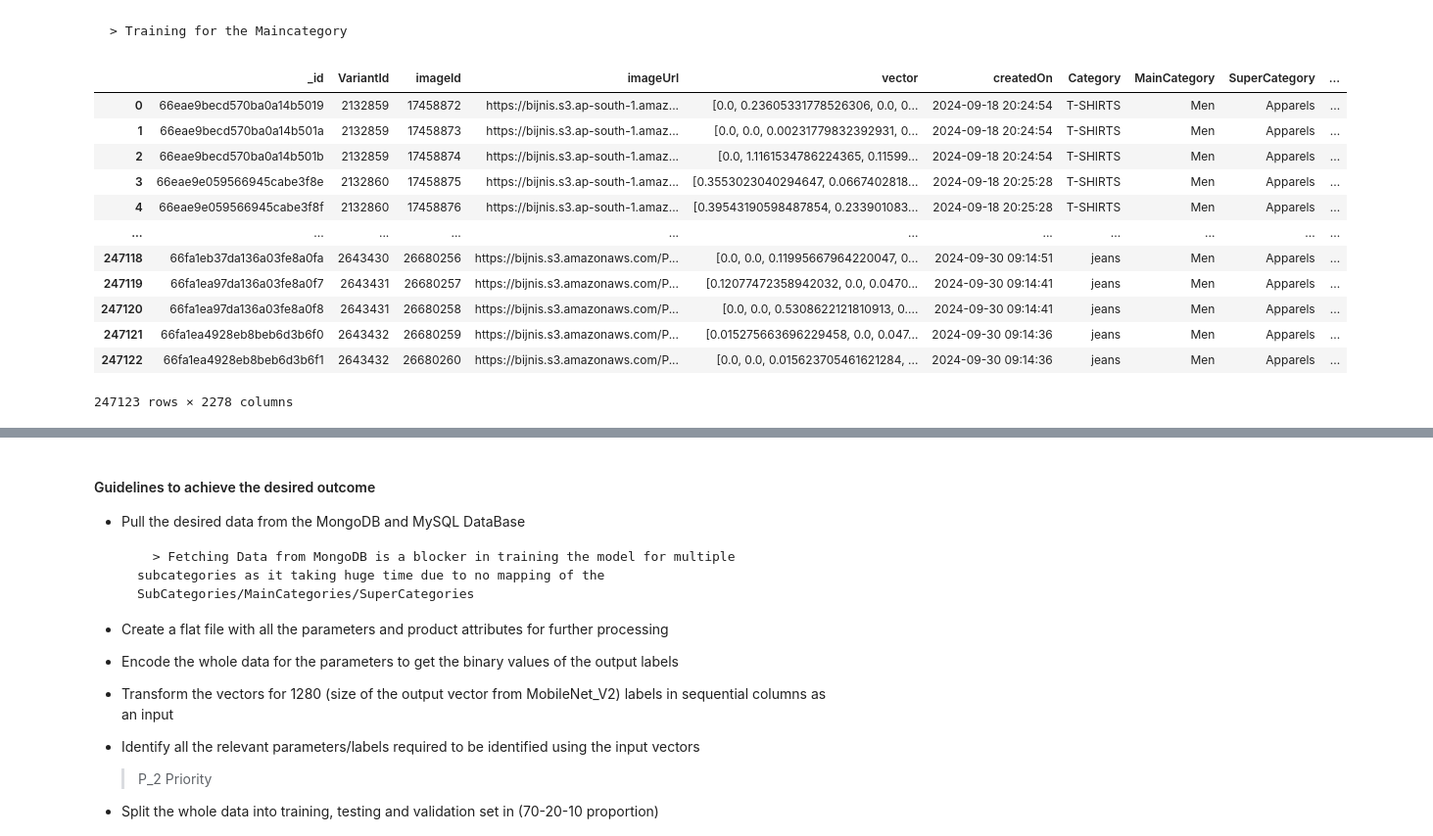
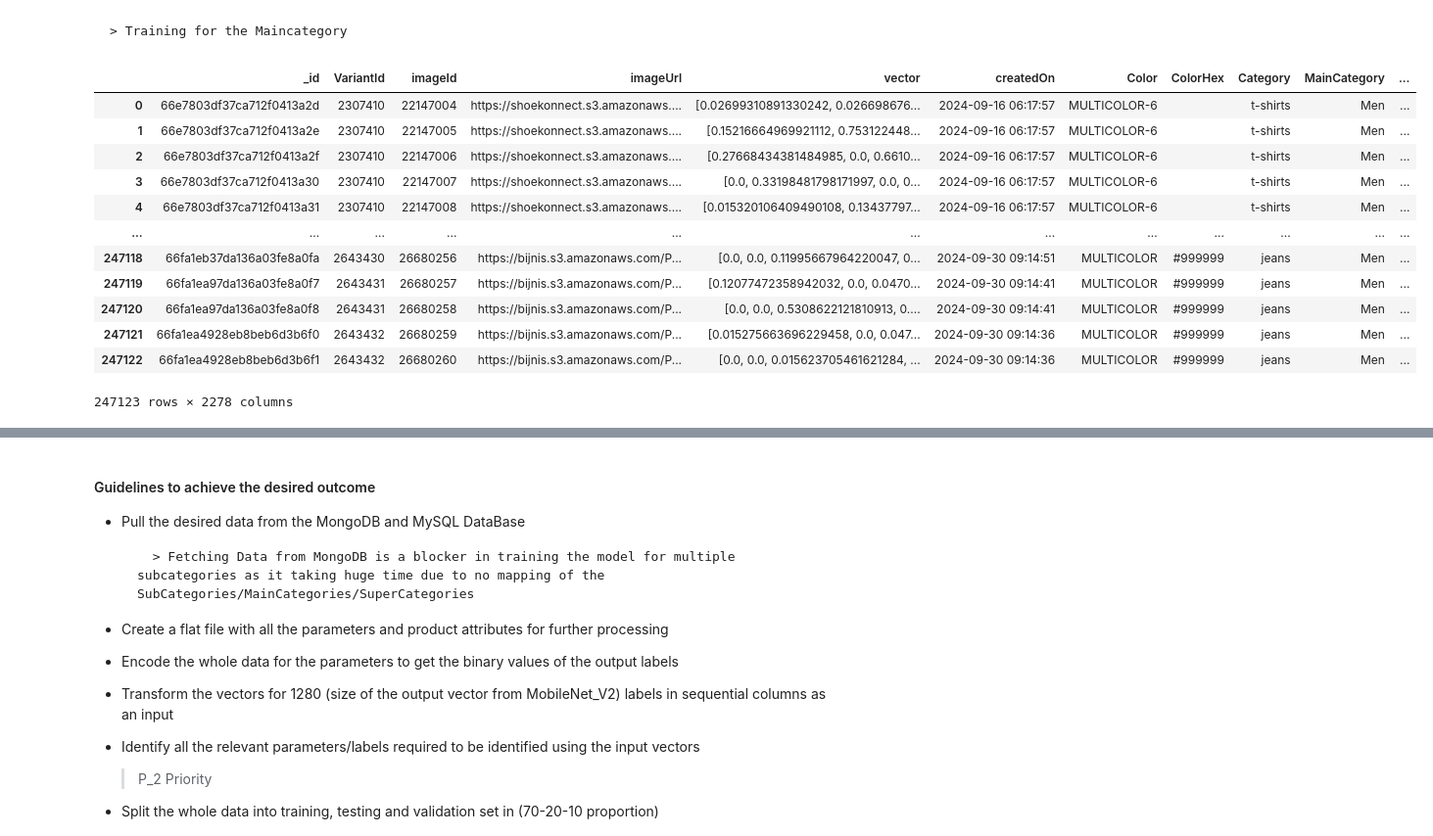
Before and after one commit to SupplyAnalytics/Product_Attribute_Classification, a Jupyter notebook: Classification_Stage_1.ipynb, the cells around one changed output, grey strips where cells are left out. Shown at 98% size. Cells and saved outputs as stored; diff of their text form; code cells hidden in the pictures.

```diff
--- a/Classification_Stage_1.ipynb
+++ b/Classification_Stage_1.ipynb
@@ -761,20 +749,20 @@ array(['WHITE'], dtype='<U255')
 ### Code for the MainCategory Classification
 # %% [markdown]
     > Training for the Maincategory
-# %%
-color_class
-# %% [output]
-|  | _id | VariantId | imageId | imageUrl | vector | createdOn | Category | MainCategory | SuperCategory | ... |
-| 0 | 66eae9becd570ba0a14b5019 | 2132859 | 17458872 | https://bijnis.s3.ap-south-1.amaz... | [0.0, 0.23605331778526306, 0.0, 0... | 2024-09-18 20:24:54 | T-SHIRTS | Men | Apparels | ... |
-| 1 | 66eae9becd570ba0a14b501a | 2132859 | 17458873 | https://bijnis.s3.ap-south-1.amaz... | [0.0, 0.0, 0.00231779832392931, 0... | 2024-09-18 20:24:54 | T-SHIRTS | Men | Apparels | ... |
-| 2 | 66eae9becd570ba0a14b501b | 2132859 | 17458874 | https://bijnis.s3.ap-south-1.amaz... | [0.0, 1.1161534786224365, 0.11599... | 2024-09-18 20:24:54 | T-SHIRTS | Men | Apparels | ... |
-| 3 | 66eae9e059566945cabe3f8e | 2132860 | 17458875 | https://bijnis.s3.ap-south-1.amaz... | [0.3553023040294647, 0.0667402818... | 2024-09-18 20:25:28 | T-SHIRTS | Men | Apparels | ... |
-| 4 | 66eae9e059566945cabe3f8f | 2132860 | 17458876 | https://bijnis.s3.ap-south-1.amaz... | [0.39543190598487854, 0.233901083... | 2024-09-18 20:25:28 | T-SHIRTS | Men | Apparels | ... |
-| ... | ... | ... | ... | ... | ... | ... | ... | ... | ... | ... |
-| 247118 | 66fa1eb37da136a03fe8a0fa | 2643430 | 26680256 | https://bijnis.s3.amazonaws.com/P... | [0.0, 0.0, 0.11995667964220047, 0... | 2024-09-30 09:14:51 | jeans | Men | Apparels | ... |
-| 247119 | 66fa1ea97da136a03fe8a0f7 | 2643431 | 26680257 | https://bijnis.s3.amazonaws.com/P... | [0.12077472358942032, 0.0, 0.0470... | 2024-09-30 09:14:41 | jeans | Men | Apparels | ... |
-| 247120 | 66fa1ea97da136a03fe8a0f8 | 2643431 | 26680258 | https://bijnis.s3.amazonaws.com/P... | [0.0, 0.0, 0.5308622121810913, 0.... | 2024-09-30 09:14:41 | jeans | Men | Apparels | ... |
-| 247121 | 66fa1ea4928eb8beb6d3b6f0 | 2643432 | 26680259 | https://bijnis.s3.amazonaws.com/P... | [0.015275663696229458, 0.0, 0.047... | 2024-09-30 09:14:36 | jeans | Men | Apparels | ... |
-| 247122 | 66fa1ea4928eb8beb6d3b6f1 | 2643432 | 26680260 | https://bijnis.s3.amazonaws.com/P... | [0.0, 0.0, 0.015623705461621284, ... | 2024-09-30 09:14:36 | jeans | Men | Apparels | ... |
-247123 rows × 2278 columns
+# %%
+df_expanded
+# %% [output]
+|  | _id | VariantId | imageId | imageUrl | vector | createdOn | Color | ColorHex | Category | MainCategory | ... |
+| 0 | 66e7803df37ca712f0413a2d | 2307410 | 22147004 | https://shoekonnect.s3.amazonaws.... | [0.02699310891330242, 0.026698676... | 2024-09-16 06:17:57 | MULTICOLOR-6 |  | t-shirts | Men | ... |
+| 1 | 66e7803df37ca712f0413a2e | 2307410 | 22147005 | https://shoekonnect.s3.amazonaws.... | [0.15216664969921112, 0.753122448... | 2024-09-16 06:17:57 | MULTICOLOR-6 |  | t-shirts | Men | ... |
+| 2 | 66e7803df37ca712f0413a2f | 2307410 | 22147006 | https://shoekonnect.s3.amazonaws.... | [0.27668434381484985, 0.0, 0.6610... | 2024-09-16 06:17:57 | MULTICOLOR-6 |  | t-shirts | Men | ... |
+| 3 | 66e7803df37ca712f0413a30 | 2307410 | 22147007 | https://shoekonnect.s3.amazonaws.... | [0.0, 0.33198481798171997, 0.0, 0... | 2024-09-16 06:17:57 | MULTICOLOR-6 |  | t-shirts | Men | ... |
+| 4 | 66e7803df37ca712f0413a31 | 2307410 | 22147008 | https://shoekonnect.s3.amazonaws.... | [0.015320106409490108, 0.13437797... | 2024-09-16 06:17:57 | MULTICOLOR-6 |  | t-shirts | Men | ... |
+| ... | ... | ... | ... | ... | ... | ... | ... | ... | ... | ... | ... |
+| 247118 | 66fa1eb37da136a03fe8a0fa | 2643430 | 26680256 | https://bijnis.s3.amazonaws.com/P... | [0.0, 0.0, 0.11995667964220047, 0... | 2024-09-30 09:14:51 | MULTICOLOR | #999999 | jeans | Men | ... |
+| 247119 | 66fa1ea97da136a03fe8a0f7 | 2643431 | 26680257 | https://bijnis.s3.amazonaws.com/P... | [0.12077472358942032, 0.0, 0.0470... | 2024-09-30 09:14:41 | MULTICOLOR | #999999 | jeans | Men | ... |
+| 247120 | 66fa1ea97da136a03fe8a0f8 | 2643431 | 26680258 | https://bijnis.s3.amazonaws.com/P... | [0.0, 0.0, 0.5308622121810913, 0.... | 2024-09-30 09:14:41 | MULTICOLOR | #999999 | jeans | Men | ... |
+| 247121 | 66fa1ea4928eb8beb6d3b6f0 | 2643432 | 26680259 | https://bijnis.s3.amazonaws.com/P... | [0.015275663696229458, 0.0, 0.047... | 2024-09-30 09:14:36 | MULTICOLOR | #999999 | jeans | Men | ... |
+| 247122 | 66fa1ea4928eb8beb6d3b6f1 | 2643432 | 26680260 | https://bijnis.s3.amazonaws.com/P... | [0.0, 0.0, 0.015623705461621284, ... | 2024-09-30 09:14:36 | MULTICOLOR | #999999 | jeans | Men | ... |
+247123 rows × 2278 columns
 # %%
```
Also changed, not shown: parts of 36 cells of this notebook, 9 other files.
